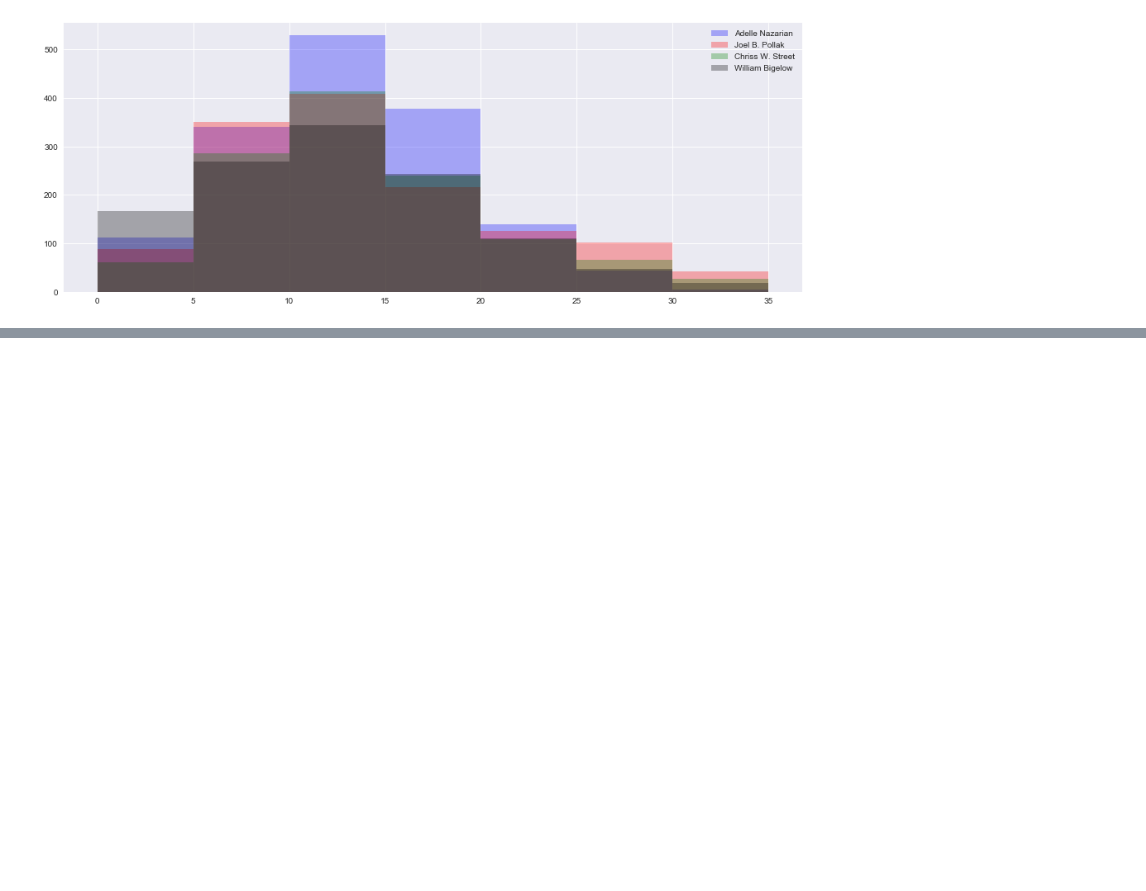
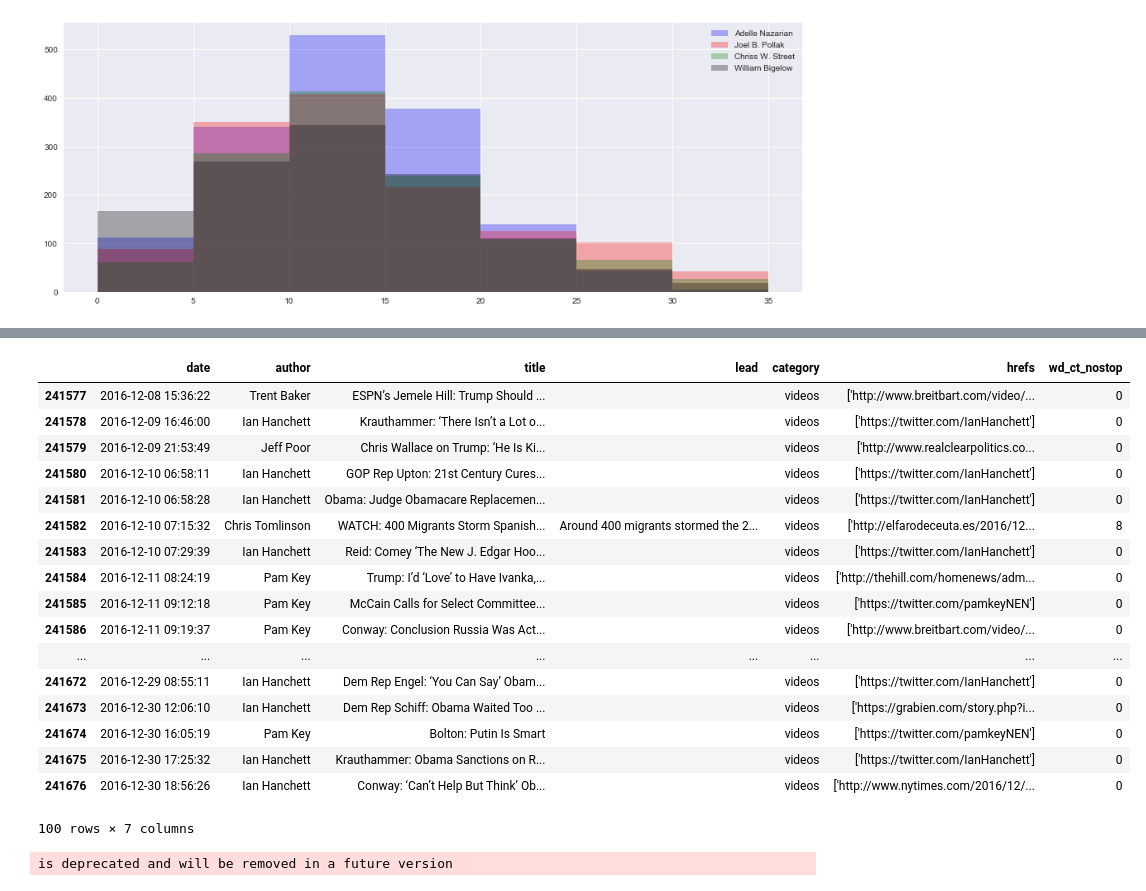
Before and after one commit to TryHarder01/d4d_nlp, a Jupyter notebook: 01_explore.ipynb, the cells around one changed output, grey strips where cells are left out. Cells and saved outputs as stored; diff of their text form; code cells hidden in the pictures; blank space fills up the shorter version.

```diff
--- a/01_explore.ipynb
+++ b/01_explore.ipynb
@@ -163,0 +237,5 @@ plt.show()
+# %%
+df['wd_ct_nostop'] = df['lead'].apply(wd_ct)
+# %%
+%%timeit
+df['wd_ct_nostop'] = df['lead'].apply(wd_ct)
@@ -163,0 +244,3 @@ plt.show()
+# %%
+%%timeit
+df['wd_ct_nostop'] = df['lead'].apply(wd_ct)
@@ -163,0 +249,26 @@ plt.show()
+# %%
+df.tail(100)
+# %% [output]
+|  | date | author | title | lead | category | hrefs | wd_ct_nostop |
+| 241577 | 2016-12-08 15:36:22 | Trent Baker | ESPN’s Jemele Hill: Trump Should ... |  | videos | ['http://www.breitbart.com/video/... | 0 |
+| 241578 | 2016-12-09 16:46:00 | Ian Hanchett | Krauthammer: ‘There Isn’t a Lot o... |  | videos | ['https://twitter.com/IanHanchett'] | 0 |
+| 241579 | 2016-12-09 21:53:49 | Jeff Poor | Chris Wallace on Trump: ‘He Is Ki... |  | videos | ['http://www.realclearpolitics.co... | 0 |
+| 241580 | 2016-12-10 06:58:11 | Ian Hanchett | GOP Rep Upton: 21st Century Cures... |  | videos | ['https://twitter.com/IanHanchett'] | 0 |
+| 241581 | 2016-12-10 06:58:28 | Ian Hanchett | Obama: Judge Obamacare Replacemen... |  | videos | ['https://twitter.com/IanHanchett'] | 0 |
+| 241582 | 2016-12-10 07:15:32 | Chris Tomlinson | WATCH: 400 Migrants Storm Spanish... | Around 400 migrants stormed the 2... | videos | ['http://elfarodeceuta.es/2016/12... | 8 |
+| 241583 | 2016-12-10 07:29:39 | Ian Hanchett | Reid: Comey ‘The New J. Edgar Hoo... |  | videos | ['https://twitter.com/IanHanchett'] | 0 |
+| 241584 | 2016-12-11 08:24:19 | Pam Key | Trump: I’d ‘Love’ to Have Ivanka,... |  | videos | ['http://thehill.com/homenews/adm... | 0 |
+| 241585 | 2016-12-11 09:12:18 | Pam Key | McCain Calls for Select Committee... |  | videos | ['https://twitter.com/pamkeyNEN'] | 0 |
+| 241586 | 2016-12-11 09:19:37 | Pam Key | Conway: Conclusion Russia Was Act... |  | videos | ['http://www.breitbart.com/video/... | 0 |
+| ... | ... | ... | ... | ... | ... | ... | ... |
+| 241672 | 2016-12-29 08:55:11 | Ian Hanchett | Dem Rep Engel: ‘You Can Say’ Obam... |  | videos | ['https://twitter.com/IanHanchett'] | 0 |
+| 241673 | 2016-12-30 12:06:10 | Ian Hanchett | Dem Rep Schiff: Obama Waited Too ... |  | videos | ['https://grabien.com/story.php?i... | 0 |
+| 241674 | 2016-12-30 16:05:19 | Pam Key | Bolton: Putin Is Smart |  | videos | ['https://twitter.com/pamkeyNEN'] | 0 |
+| 241675 | 2016-12-30 17:25:32 | Ian Hanchett | Krauthammer: Obama Sanctions on R... |  | videos | ['https://twitter.com/IanHanchett'] | 0 |
+| 241676 | 2016-12-30 18:56:26 | Ian Hanchett | Conway: ‘Can’t Help But Think’ Ob... |  | videos | ['http://www.nytimes.com/2016/12/... | 0 |
+100 rows × 7 columns
+# %%
+df_grp = df.groupby('category')
+plt_this = df_grp['wd_ct_nostop'].agg({'avg':'mean', 'std':'std'})
+# %% [output]
+is deprecated and will be removed in a future version
```
Also changed, not shown: parts of 20 cells of this notebook.
